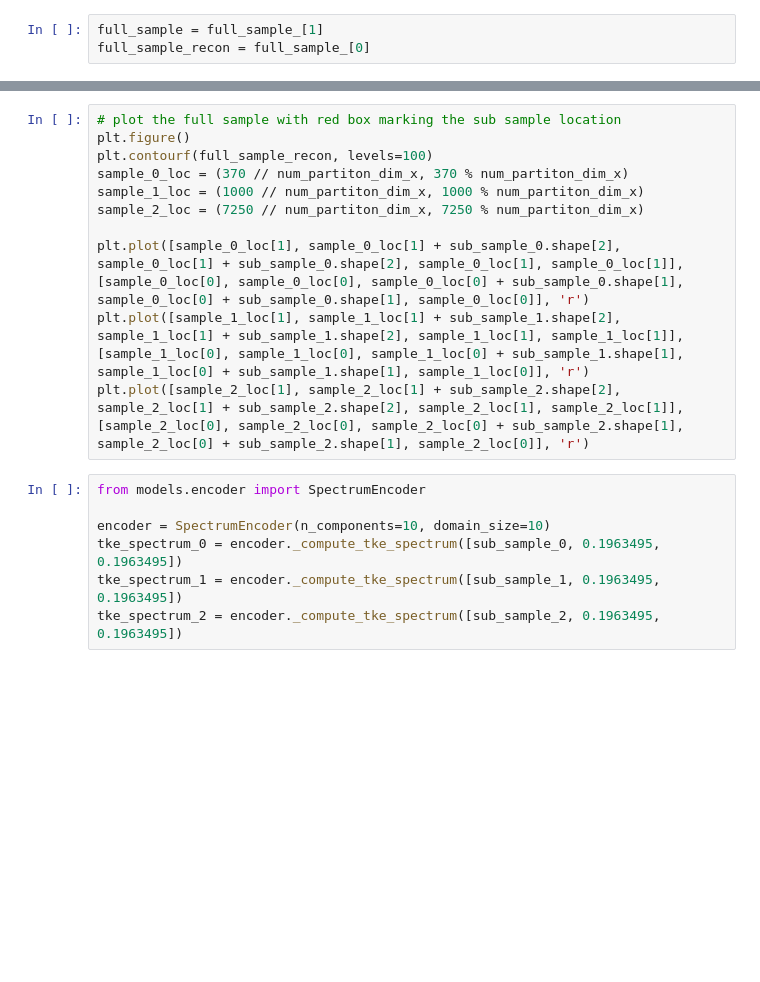
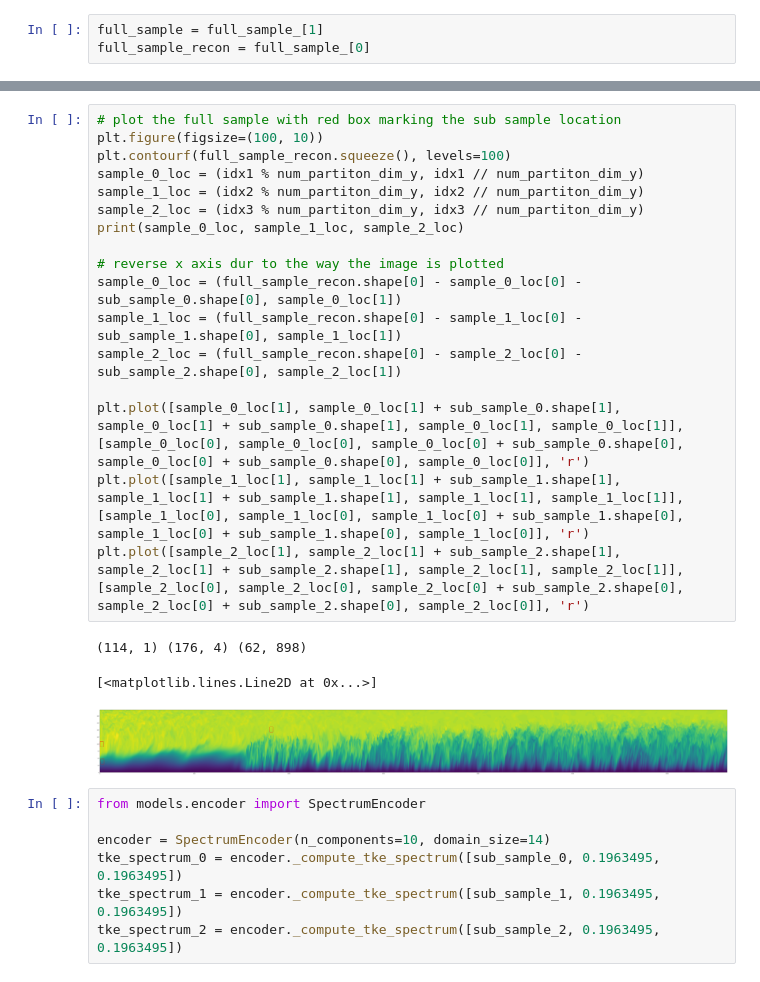
Before and after one commit to cmudrc/ALDS, a Jupyter notebook: data.ipynb, the cells around one changed output, grey strips where cells are left out. Drawn from its saved outputs; the diff is of its cells as text; blank space fills up the shorter version.

```diff
--- a/data.ipynb
+++ b/data.ipynb
@@ -36,18 +39,28 @@ ax[2].contourf(sub_sample_2, levels=100)
 # %%
 # plot the full sample with red box marking the sub sample location
-plt.figure()
-plt.contourf(full_sample_recon, levels=100)
-sample_0_loc = (370 // num_partiton_dim_x, 370 % num_partiton_dim_x)
-sample_1_loc = (1000 // num_partiton_dim_x, 1000 % num_partiton_dim_x)
-sample_2_loc = (7250 // num_partiton_dim_x, 7250 % num_partiton_dim_x)
+plt.figure(figsize=(100, 10))
+plt.contourf(full_sample_recon.squeeze(), levels=100)
+sample_0_loc = (idx1 % num_partiton_dim_y, idx1 // num_partiton_dim_y)
+sample_1_loc = (idx2 % num_partiton_dim_y, idx2 // num_partiton_dim_y)
+sample_2_loc = (idx3 % num_partiton_dim_y, idx3 // num_partiton_dim_y)
+print(sample_0_loc, sample_1_loc, sample_2_loc)
 
-plt.plot([sample_0_loc[1], sample_0_loc[1] + sub_sample_0.shape[2], sample_0_loc[1] + sub_sample_0.shape[2], sample_0_loc[1], sample_0_loc[1]], [sample_0_loc[0], sample_0_loc[0], sample_0_loc[0] + sub_sample_0.shape[1], sample_0_loc[0] + sub_sample_0.shape[1], sample_0_loc[0]], 'r')
-plt.plot([sample_1_loc[1], sample_1_loc[1] + sub_sample_1.shape[2], sample_1_loc[1] + sub_sample_1.shape[2], sample_1_loc[1], sample_1_loc[1]], [sample_1_loc[0], sample_1_loc[0], sample_1_loc[0] + sub_sample_1.shape[1], sample_1_loc[0] + sub_sample_1.shape[1], sample_1_loc[0]], 'r')
-plt.plot([sample_2_loc[1], sample_2_loc[1] + sub_sample_2.shape[2], sample_2_loc[1] + sub_sample_2.shape[2], sample_2_loc[1], sample_2_loc[1]], [sample_2_loc[0], sample_2_loc[0], sample_2_loc[0] + sub_sample_2.shape[1], sample_2_loc[0] + sub_sample_2.shape[1], sample_2_loc[0]], 'r')
+# reverse x axis dur to the way the image is plotted
+sample_0_loc = (full_sample_recon.shape[0] - sample_0_loc[0] - sub_sample_0.shape[0], sample_0_loc[1])
+sample_1_loc = (full_sample_recon.shape[0] - sample_1_loc[0] - sub_sample_1.shape[0], sample_1_loc[1])
+sample_2_loc = (full_sample_recon.shape[0] - sample_2_loc[0] - sub_sample_2.shape[0], sample_2_loc[1])
+
+plt.plot([sample_0_loc[1], sample_0_loc[1] + sub_sample_0.shape[1], sample_0_loc[1] + sub_sample_0.shape[1], sample_0_loc[1], sample_0_loc[1]], [sample_0_loc[0], sample_0_loc[0], sample_0_loc[0] + sub_sample_0.shape[0], sample_0_loc[0] + sub_sample_0.shape[0], sample_0_loc[0]], 'r')
+plt.plot([sample_1_loc[1], sample_1_loc[1] + sub_sample_1.shape[1], sample_1_loc[1] + sub_sample_1.shape[1], sample_1_loc[1], sample_1_loc[1]], [sample_1_loc[0], sample_1_loc[0], sample_1_loc[0] + sub_sample_1.shape[0], sample_1_loc[0] + sub_sample_1.shape[0], sample_1_loc[0]], 'r')
+plt.plot([sample_2_loc[1], sample_2_loc[1] + sub_sample_2.shape[1], sample_2_loc[1] + sub_sample_2.shape[1], sample_2_loc[1], sample_2_loc[1]], [sample_2_loc[0], sample_2_loc[0], sample_2_loc[0] + sub_sample_2.shape[0], sample_2_loc[0] + sub_sample_2.shape[0], sample_2_loc[0]], 'r')
+# %% [output]
+(114, 1) (176, 4) (62, 898)
+[<matplotlib.lines.Line2D at 0x...>]
+[figure, added]
 # %%
 from models.encoder import SpectrumEncoder
 
-encoder = SpectrumEncoder(n_components=10, domain_size=10)
+encoder = SpectrumEncoder(n_components=10, domain_size=14)
 tke_spectrum_0 = encoder._compute_tke_spectrum([sub_sample_0, 0.1963495, 0.1963495])
 tke_spectrum_1 = encoder._compute_tke_spectrum([sub_sample_1, 0.1963495, 0.1963495])
 tke_spectrum_2 = encoder._compute_tke_spectrum([sub_sample_2, 0.1963495, 0.1963495])
```
Also changed, not shown: parts of 9 cells of this notebook, 2 other files.
